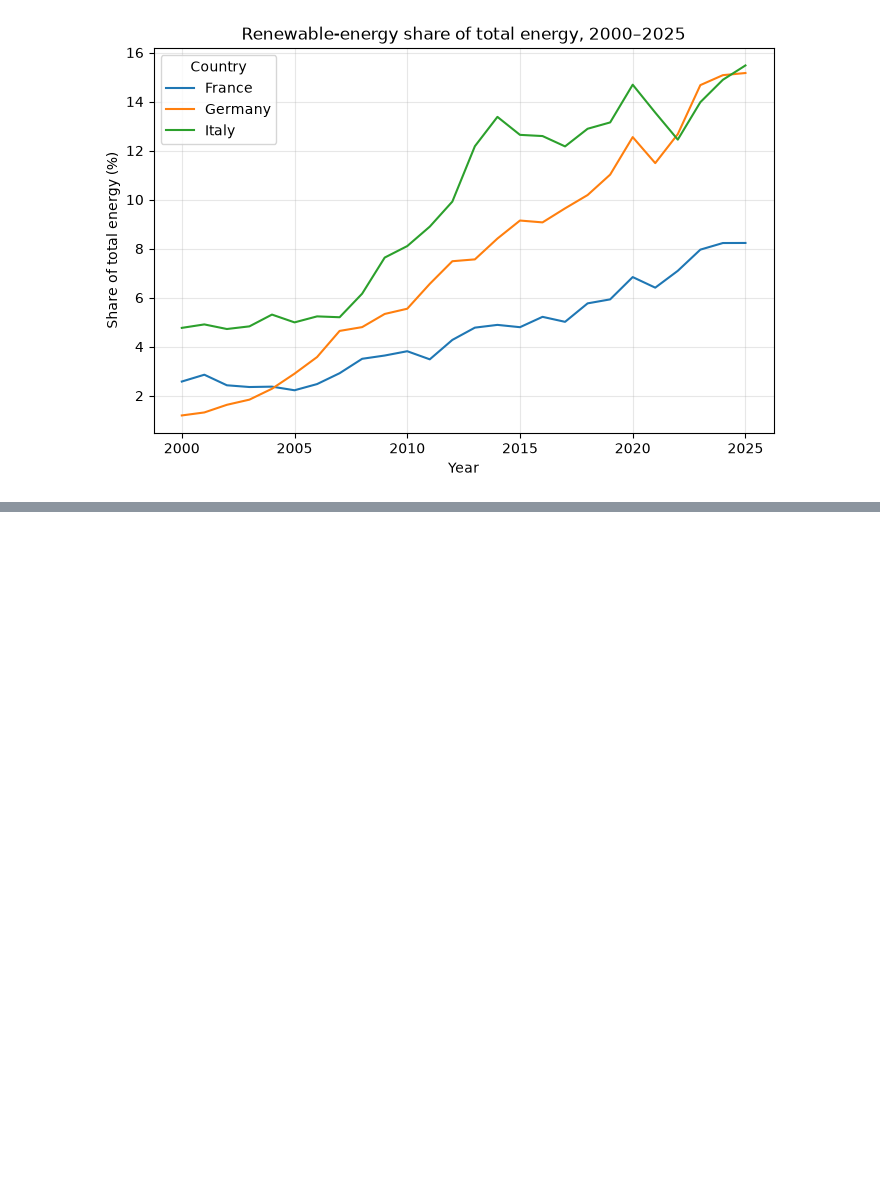
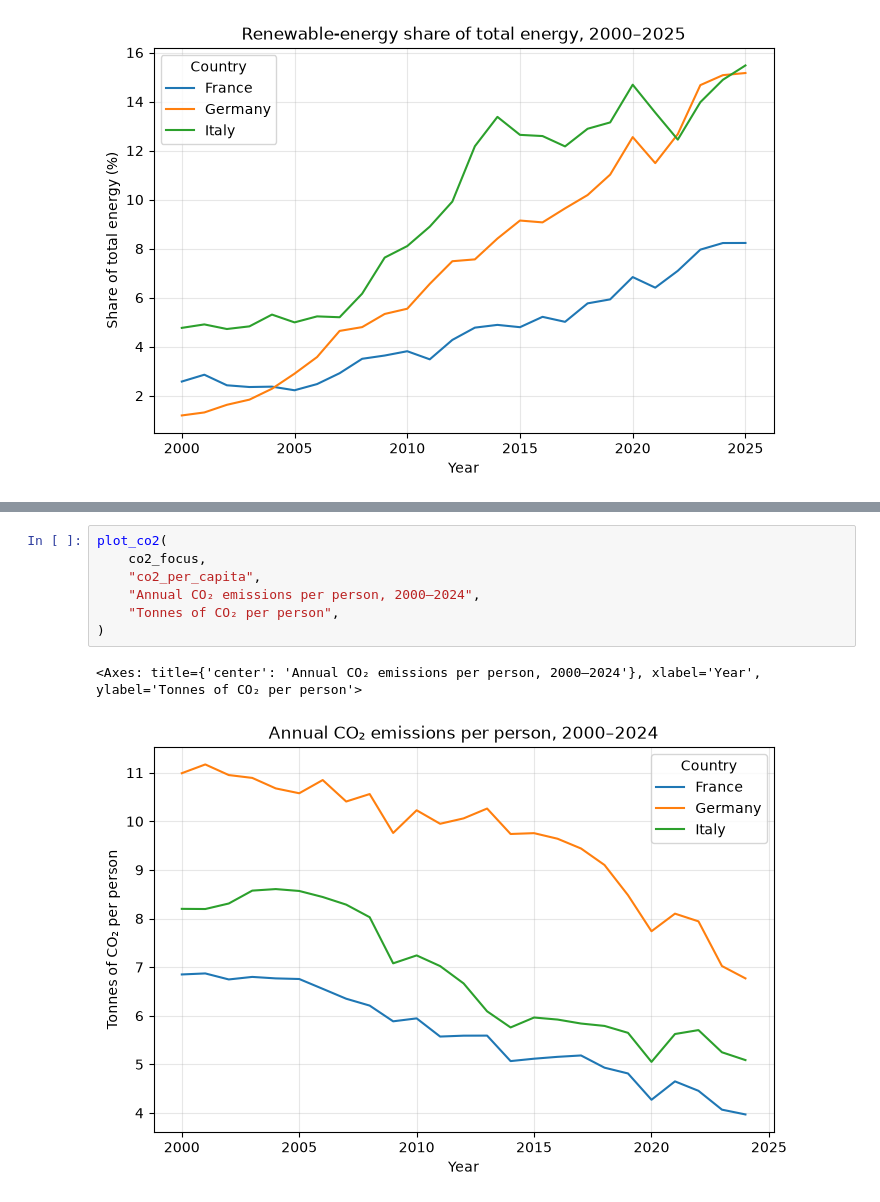
Before and after one commit to saharshapoorirad/powering-the-planet, a Jupyter notebook: report.ipynb, the cells around one changed output, grey strips where cells are left out. Saved outputs shown, nothing was run; the diff lists cells and outputs as text; blank space fills up the shorter version.

```diff
--- a/report.ipynb
+++ b/report.ipynb
@@ -150,0 +163,10 @@ plot_energy_share(
+# %%
+plot_co2(
+    co2_focus,
+    "co2_per_capita",
+    "Annual CO₂ emissions per person, 2000–2024",
+    "Tonnes of CO₂ per person",
+)
+# %% [output]
+<Axes: title={'center': 'Annual CO₂ emissions per person, 2000–2024'}, xlabel='Year', ylabel='Tonnes of CO₂ per person'>
+[figure, added]
```
Also changed, not shown: parts of 1 cell of this notebook, 1 other file.
